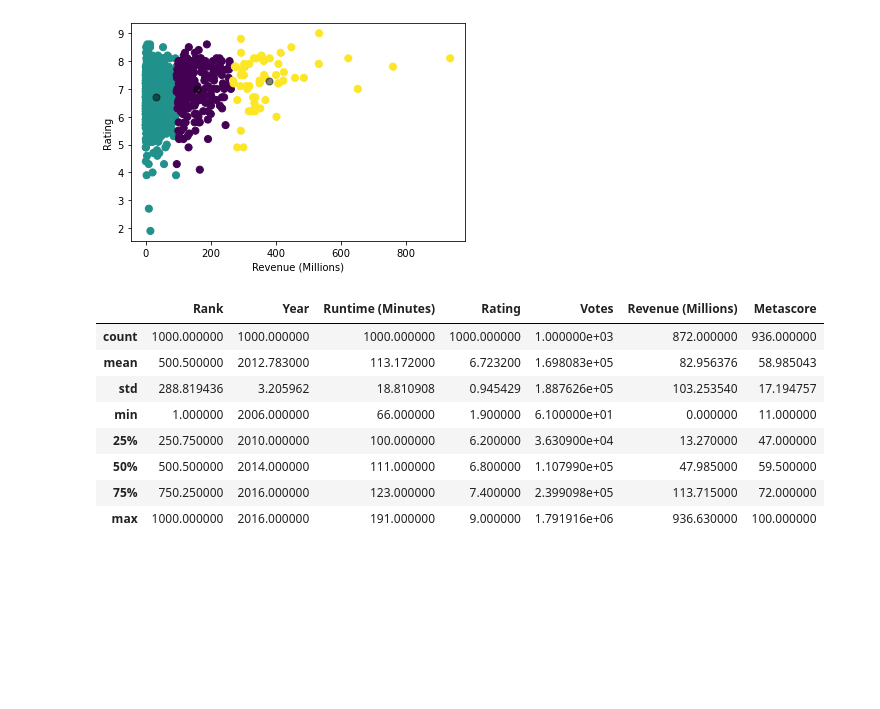
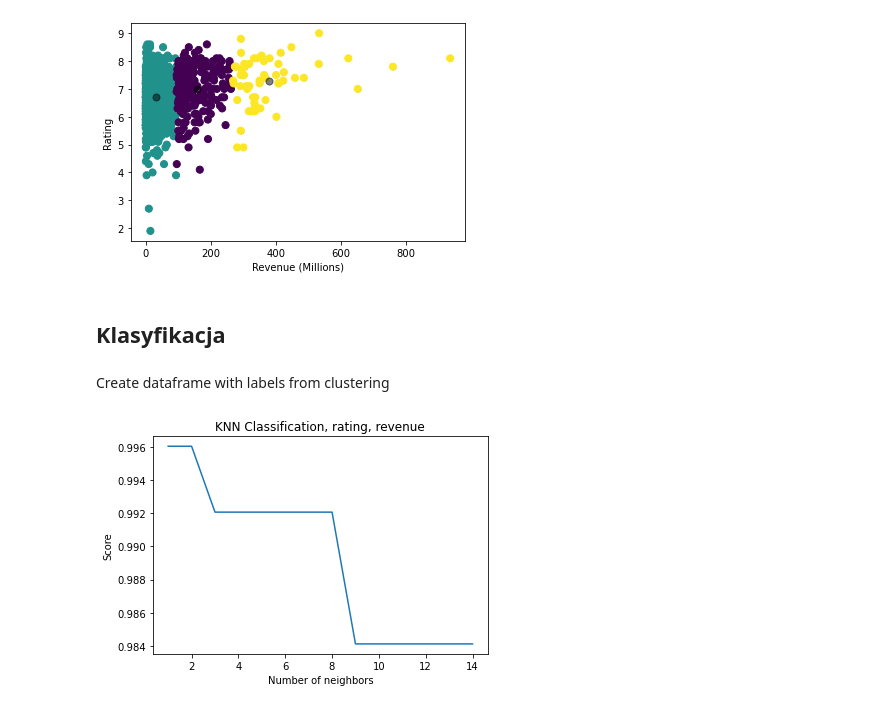
Before and after one commit to Peter2221/ED-movies, a Jupyter notebook: Eksploracja Danych - Filmy.ipynb, the cells around one changed output. Saved outputs shown, nothing was run; the diff lists cells and outputs as text; code cells hidden in the pictures; blank space fills up the shorter version.

Commit message:
Added simple classification with KNN

```diff
--- a/Eksploracja Danych - Filmy.ipynb
+++ b/Eksploracja Danych - Filmy.ipynb
@@ -107,15 +107,38 @@ plt.scatter(centers[:, 0], centers[:, 1], c='black', s=50, alpha=0.5);
 plt.show()
 # %% [output]
 [figure]
-# %%
-df.describe()
-# %% [output]
-|  | Rank | Year | Runtime (Minutes) | Rating | Votes | Revenue (Millions) | Metascore |
-| count | 1000.000000 | 1000.000000 | 1000.000000 | 1000.000000 | 1.000000e+03 | 872.000000 | 936.000000 |
-| mean | 500.500000 | 2012.783000 | 113.172000 | 6.723200 | 1.698083e+05 | 82.956376 | 58.985043 |
-| std | 288.819436 | 3.205962 | 18.810908 | 0.945429 | 1.887626e+05 | 103.253540 | 17.194757 |
-| min | 1.000000 | 2006.000000 | 66.000000 | 1.900000 | 6.100000e+01 | 0.000000 | 11.000000 |
-| 25% | 250.750000 | 2010.000000 | 100.000000 | 6.200000 | 3.630900e+04 | 13.270000 | 47.000000 |
-| 50% | 500.500000 | 2014.000000 | 111.000000 | 6.800000 | 1.107990e+05 | 47.985000 | 59.500000 |
-| 75% | 750.250000 | 2016.000000 | 123.000000 | 7.400000 | 2.399098e+05 | 113.715000 | 72.000000 |
-| max | 1000.000000 | 2016.000000 | 191.000000 | 9.000000 | 1.791916e+06 | 936.630000 | 100.000000 |
+# %% [markdown]
+## Klasyfikacja
+# %% [markdown]
+Create dataframe with labels from clustering
+# %%
+labeled_data = {'revenue': df_1['Revenue (Millions)'], 'rating': df_1['Rating'], 'labels': y_kmeans}
+
+df_data_labels = pd.DataFrame(labeled_data)
+df_data = df_data_labels[["revenue", "rating"]]
+df_labels = df_data_labels[["labels"]]
+# %%
+from sklearn.model_selection import train_test_split
+from sklearn.neighbors import KNeighborsClassifier
+import numpy as np
+import matplotlib.pyplot as plt
+
+# split data to train, test dataset
+x_train, x_test, y_train, y_test = train_test_split(df_data, df_labels.values.ravel(), test_size=0.3, random_state=42)
+
+neighbors_range = range(1, 15)
+scores = []
+for n in neighbors_range:
+    knn = KNeighborsClassifier(n_neighbors=n)
+    knn.fit(x_train, y_train)
+    score = knn.score(x_test, y_test)
+    scores.append(score)
+
+plt.figure(1)
+plt.plot(neighbors_range, scores)
+plt.title("KNN Classification, rating, revenue")
+plt.xlabel("Number of neighbors")
+plt.ylabel("Score")
+plt.show()
+# %% [output]
+[figure, added]
```
Also changed, not shown: parts of 2 cells of this notebook.
